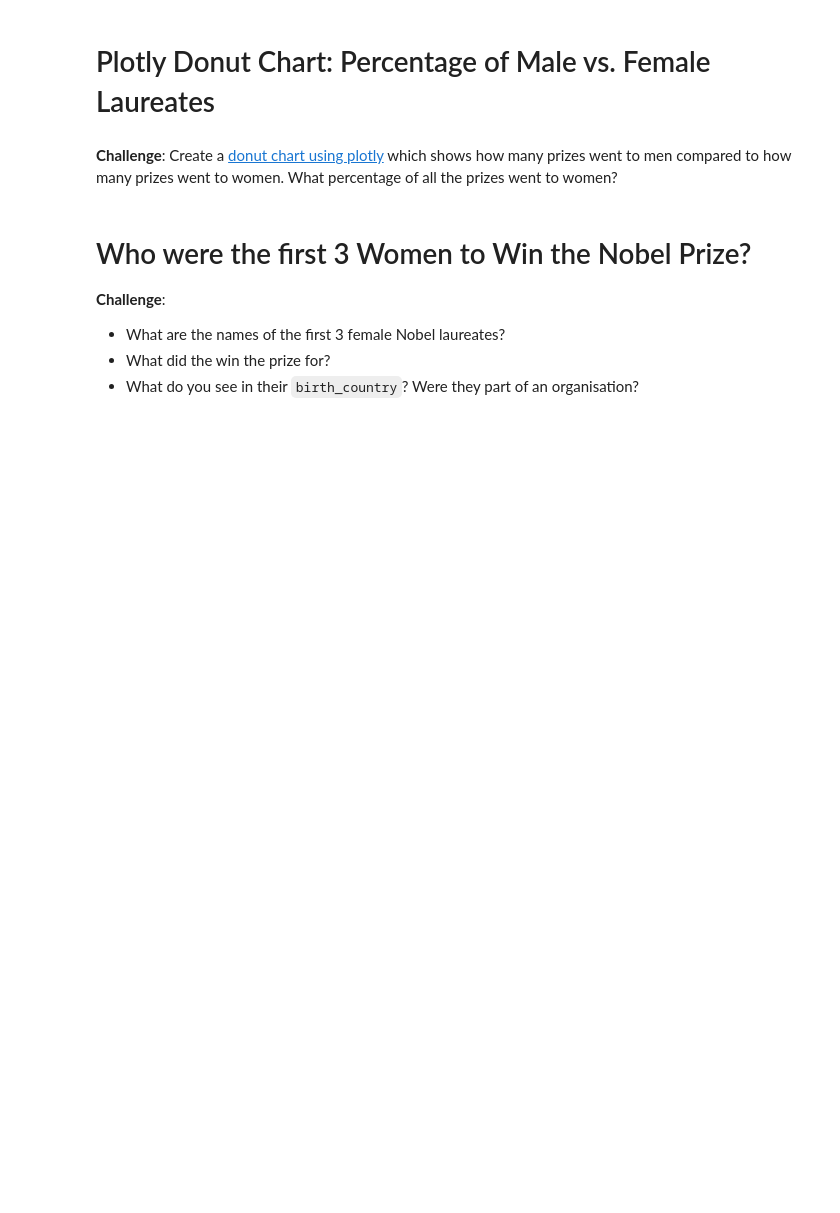
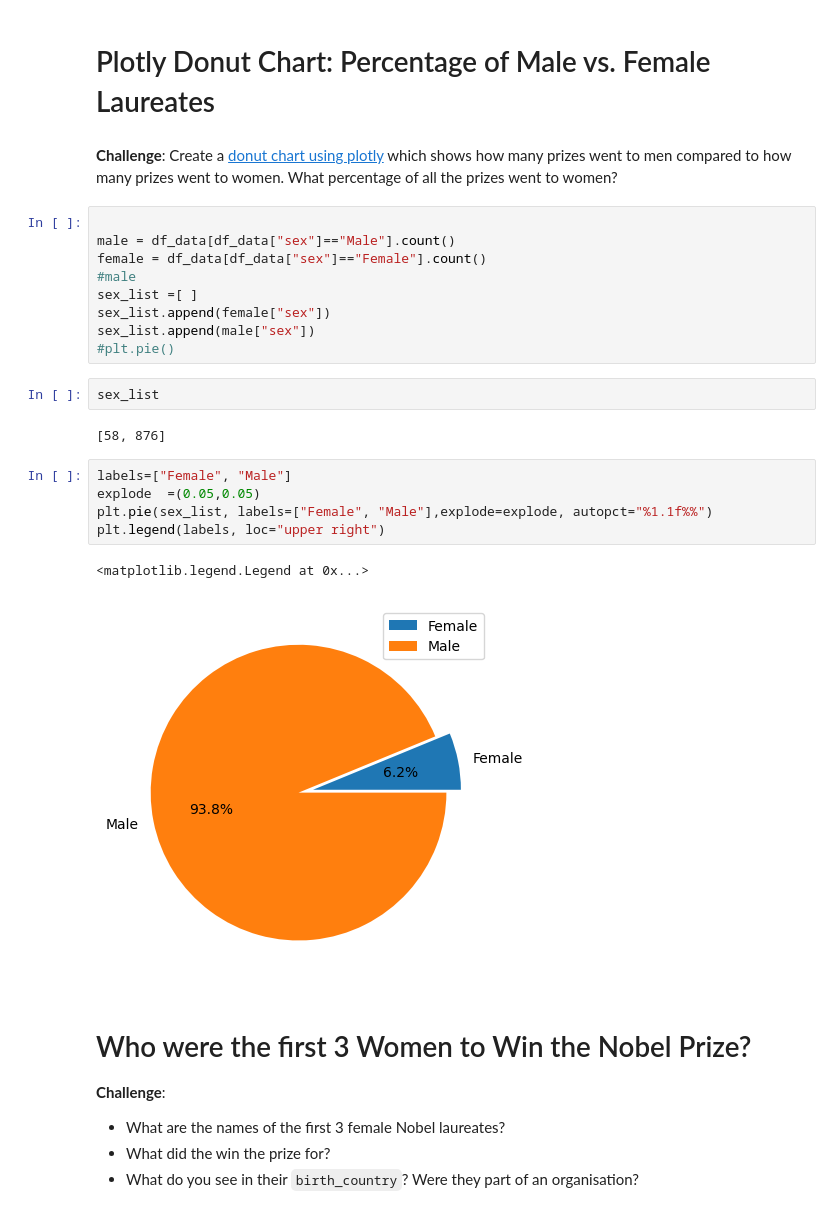
Before and after one commit to BioBrickDevs/100-days-coding-challenge, a Jupyter notebook: Day 78 - Nobel Prize Analysing Plotly, Matplotlib and Seaborn/Nobel_Prize_Analysis.ipynb, the cells around one changed output. Saved outputs shown, nothing was run; the diff lists cells and outputs as text; blank space fills up the shorter version.

```diff
--- a/Day 78 - Nobel Prize Analysing Plotly, Matplotlib and Seaborn/Nobel_Prize_Analysis.ipynb
+++ b/Day 78 - Nobel Prize Analysing Plotly, Matplotlib and Seaborn/Nobel_Prize_Analysis.ipynb
@@ -186,6 +186,27 @@ df_data.head()
 # Plotly Donut Chart: Percentage of Male vs. Female Laureates
 # %% [markdown]
 **Challenge**: Create a [donut chart using plotly](https://plotly.com/python/pie-charts/) which shows how many prizes went to men compared to how many prizes went to women. What percentage of all the prizes went to women?
+# %%
+
+male = df_data[df_data["sex"]=="Male"].count()
+female = df_data[df_data["sex"]=="Female"].count()
+#male
+sex_list =[ ]
+sex_list.append(female["sex"])
+sex_list.append(male["sex"])
+#plt.pie()
+# %%
+sex_list
+# %% [output]
+[58, 876]
+# %%
+labels=["Female", "Male"]
+explode  =(0.05,0.05)
+plt.pie(sex_list, labels=["Female", "Male"],explode=explode, autopct="%1.1f%%")
+plt.legend(labels, loc="upper right")
+# %% [output]
+<matplotlib.legend.Legend at 0x...>
+[figure, added]
 # %% [markdown]
 # Who were the first 3 Women to Win the Nobel Prize?
 
```
Also changed, not shown: parts of 3 cells of this notebook.
